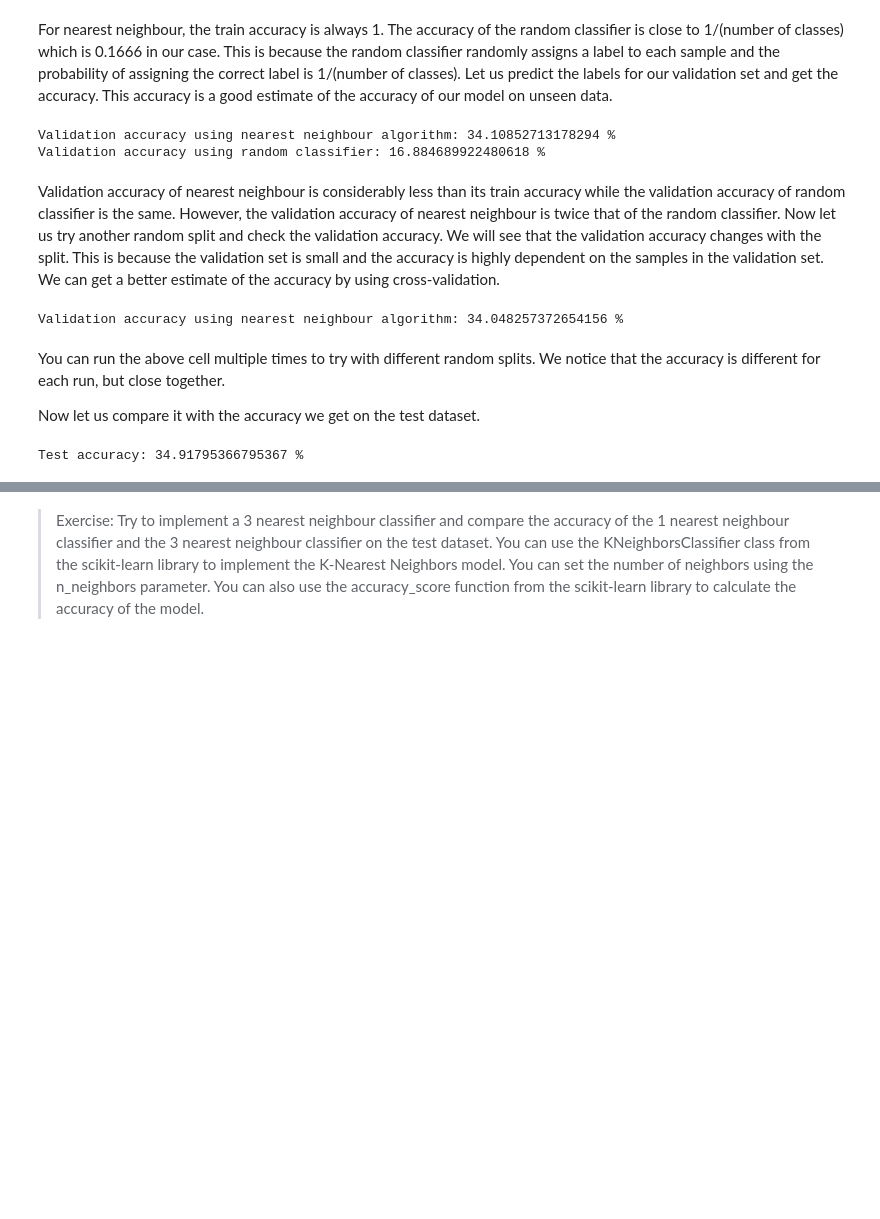
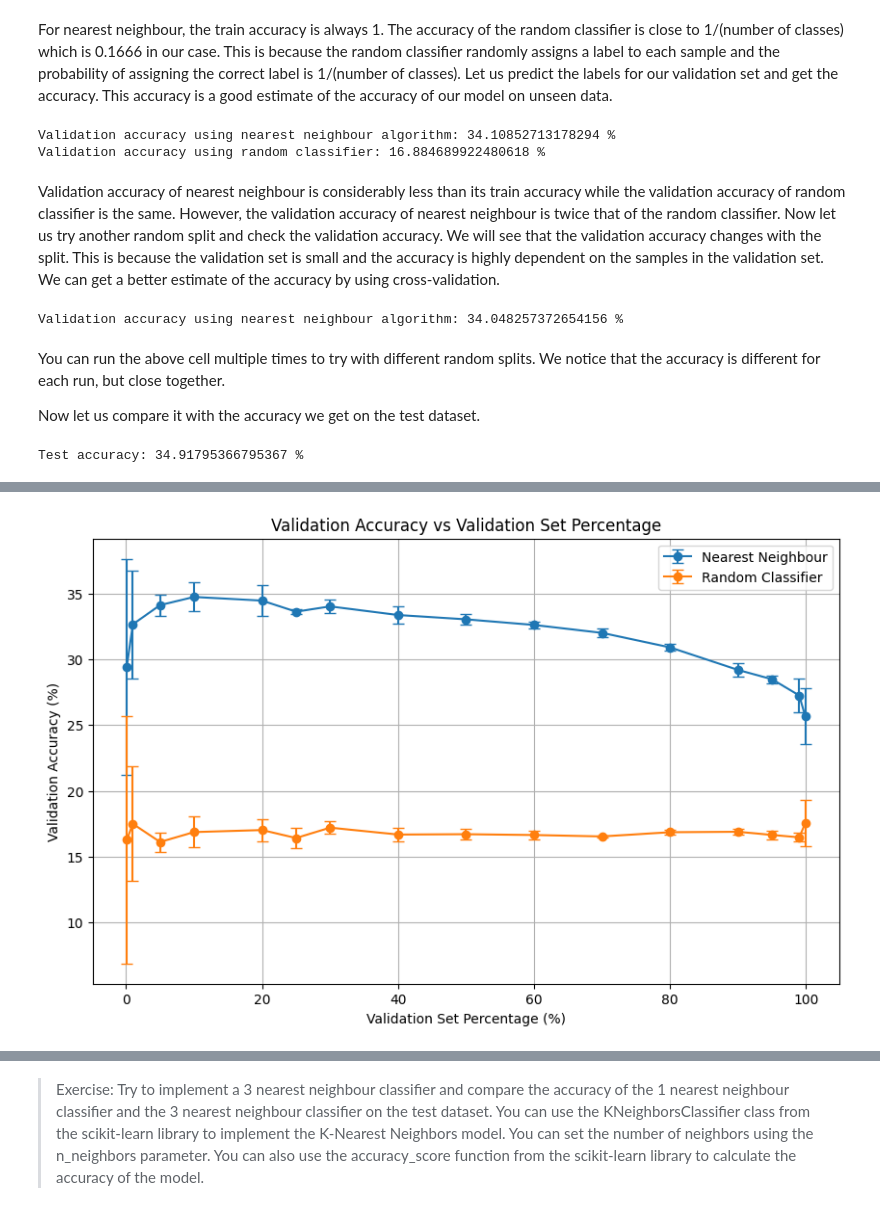
Before and after one commit to SanthoshRohan662/IIITH-ASSIGNMENTS, a Jupyter notebook: AIML_Module_1_Lab_2_Machine_Learning_terms_and_metrics.ipynb, the cells around one changed output, grey strips where cells are left out. Drawn from its saved outputs; the diff is of its cells as text; code cells hidden in the pictures; blank space fills up the shorter version.

```diff
--- a/AIML_Module_1_Lab_2_Machine_Learning_terms_and_metrics.ipynb
+++ b/AIML_Module_1_Lab_2_Machine_Learning_terms_and_metrics.ipynb
@@ -393,0 +344,99 @@ plt.show()
+# %%
+# Question 1: Effect of validation set percentage
+# Test both nearest neighbour and random classifier.
+
+validation_percentages = [
+    0.1, 1, 5, 10, 20, 25, 30, 40, 50, 60, 70, 80, 90, 95, 99, 99.9
+]
+
+nn_mean_accuracies = []
+nn_std_accuracies = []
+
+random_mean_accuracies = []
+random_std_accuracies = []
+
+iterations = 5
+
+for val_percent in validation_percentages:
+    train_percent = 1 - (val_percent / 100)
+
+    nn_results = []
+    random_results = []
+
+    for _ in range(iterations):
+        train_data, train_label, val_data, val_label = split(
+            alltraindata,
+            alltrainlabel,
+            train_percent
+        )
+
+        # Skip invalid splits
+        if len(train_data) == 0 or len(val_data) == 0:
+            continue
+
+        nn_pred = NN(train_data, train_label, val_data)
+        random_pred = RandomClassifier(
+            train_data,
+            train_label,
+            val_data
+        )
+
+        nn_results.append(
+            Accuracy(val_label, nn_pred) * 100
+        )
+
+        random_results.append(
+            Accuracy(val_label, random_pred) * 100
+        )
+
+    if len(nn_results) > 0:
+        nn_mean_accuracies.append(np.mean(nn_results))
+        nn_std_accuracies.append(np.std(nn_results))
+
+        random_mean_accuracies.append(np.mean(random_results))
+        random_std_accuracies.append(np.std(random_results))
+    else:
+        nn_mean_accuracies.append(np.nan)
+        nn_std_accuracies.append(np.nan)
+
+        random_mean_accuracies.append(np.nan)
+        random_std_accuracies.append(np.nan)
+
+    print(
+        "Validation set:",
+        val_percent,
+        "% | NN:",
+        nn_mean_accuracies[-1],
+        "% | Random:",
+        random_mean_accuracies[-1],
+        "%"
+    )
+
+# Plot results
+plt.figure(figsize=(10, 6))
+
+plt.errorbar(
+    validation_percentages,
+    nn_mean_accuracies,
+    yerr=nn_std_accuracies,
+    marker="o",
+    capsize=4,
+    label="Nearest Neighbour"
+)
+
+plt.errorbar(
+    validation_percentages,
+    random_mean_accuracies,
+    yerr=random_std_accuracies,
+    marker="o",
+    capsize=4,
+    label="Random Classifier"
+)
+
+plt.xlabel("Validation Set Percentage (%)")
+plt.ylabel("Validation Accuracy (%)")
+plt.title("Validation Accuracy vs Validation Set Percentage")
+plt.legend()
+plt.grid(True)
+plt.show()
+# %% [output]
@@ -393,0 +459 @@ plt.show()
+[figure, added]
```
Also changed, not shown: parts of 18 cells of this notebook.
